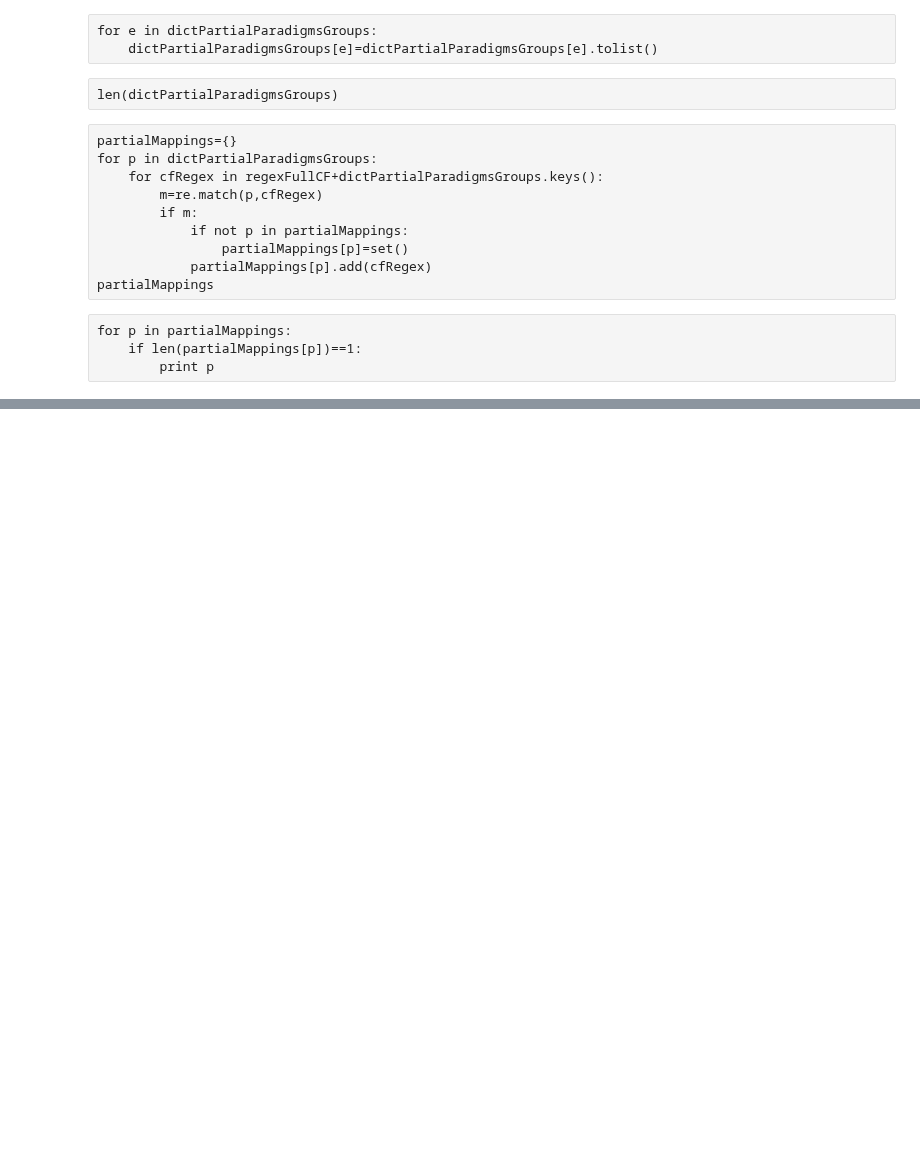
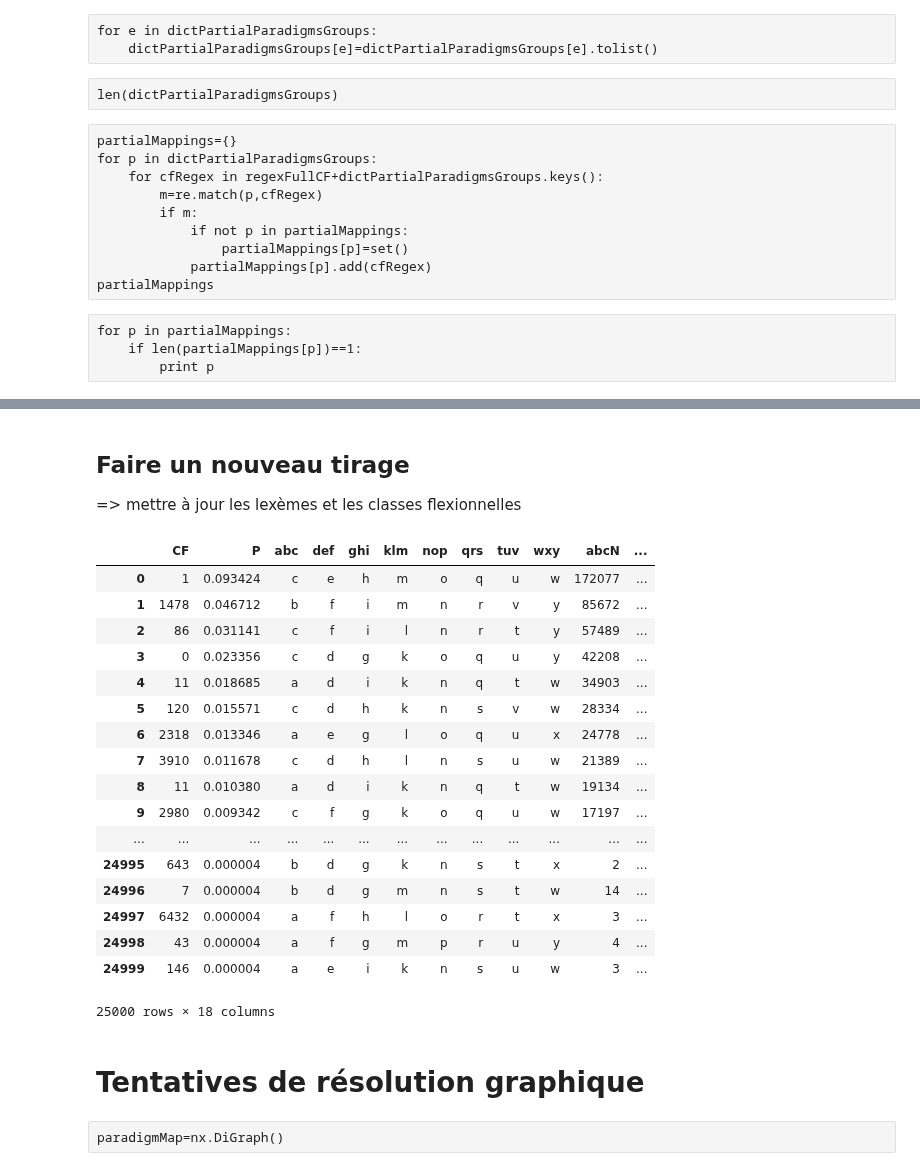
Before and after one commit to gboye/SWIM, a Jupyter notebook: PseudoLanguages/PseudoLexique-CroisementCF-RegEx.ipynb, the cells around one changed output, grey strips where cells are left out. Cells and saved outputs as stored; diff of their text form; code cells hidden in the pictures; blank space fills up the shorter version.

```diff
--- a/PseudoLanguages/PseudoLexique-CroisementCF-RegEx.ipynb
+++ b/PseudoLanguages/PseudoLexique-CroisementCF-RegEx.ipynb
@@ -374,0 +480,8 @@ nx.write_gexf(paradigmMap, "paradigmMap.gexf")
+# %%
+newParadigmsCount={}
+for t in top2Paradigms:
+    newParadigmsCount[t]=sum([c for r,c in top2Paradigms[t]])
+dfNewParadigms=pd.DataFrame.from_dict(newParadigmsCount,orient="index")
+dfNewParadigms.columns=dfNewParadigms.columns.astype(str)
+dfNewParadigms.columns=["effectif"]
+dfNewParadigms.sort_values("effectif",ascending=False)
@@ -374,0 +507,56 @@ nx.write_gexf(paradigmMap, "paradigmMap.gexf")
+# %%
+newLexs=tiragesReduits.index.tolist()
+newDistLexs=[v for k,v in probElements(tiragesReduits["Freq"].to_dict()).iteritems()]
+#newDistLexs
+# %%
+newLexTirs={}
+newListeTirs=np.random.choice(newLexs,nbTokens,replace=True,p=newDistLexs)
+for t in newListeTirs:
+    if not t in newLexTirs:
+        newLexTirs[t]=0
+    newLexTirs[t]+=1
+# %% [markdown]
+## Faire un nouveau tirage
+
+=> mettre à jour les lexèmes et les classes flexionnelles
+# %%
+newTirages=pd.concat([lexemes, tiragesColonnes], axis=1, sort=False)
+for l in newLexTirs:
+    lMarksFreq=probElements(tiragesReduits.loc[l,marksN].to_dict())
+    lDistMarks=[lMarksFreq[m] for m in sorted(lMarksFreq.keys())]
+
+    newCellTirs={}
+    listeCases=np.random.choice(marksN,newLexTirs[l],replace=True,p=lDistMarks)
+    for c in listeCases:
+        if not c in newCellTirs:
+            newCellTirs[c]=0
+        newCellTirs[c]+=1
+    if len(newCellTirs)==8 and debug:
+        print l,tirages.loc[l,"CF"], newCellTirs
+    for c in newCellTirs:
+        newTirages.loc[l,c]=newCellTirs[c]
+# %%
+newTirages
+# %% [output]
+|  | CF | P | abc | def | ghi | klm | nop | qrs | tuv | wxy | abcN | ... |
+| 0 | 1 | 0.093424 | c | e | h | m | o | q | u | w | 172077 | ... |
+| 1 | 1478 | 0.046712 | b | f | i | m | n | r | v | y | 85672 | ... |
+| 2 | 86 | 0.031141 | c | f | i | l | n | r | t | y | 57489 | ... |
+| 3 | 0 | 0.023356 | c | d | g | k | o | q | u | y | 42208 | ... |
+| 4 | 11 | 0.018685 | a | d | i | k | n | q | t | w | 34903 | ... |
+| 5 | 120 | 0.015571 | c | d | h | k | n | s | v | w | 28334 | ... |
+| 6 | 2318 | 0.013346 | a | e | g | l | o | q | u | x | 24778 | ... |
+| 7 | 3910 | 0.011678 | c | d | h | l | n | s | u | w | 21389 | ... |
+| 8 | 11 | 0.010380 | a | d | i | k | n | q | t | w | 19134 | ... |
+| 9 | 2980 | 0.009342 | c | f | g | k | o | q | u | w | 17197 | ... |
+| ... | ... | ... | ... | ... | ... | ... | ... | ... | ... | ... | ... | ... |
+| 24995 | 643 | 0.000004 | b | d | g | k | n | s | t | x | 2 | ... |
+| 24996 | 7 | 0.000004 | b | d | g | m | n | s | t | w | 14 | ... |
+| 24997 | 6432 | 0.000004 | a | f | h | l | o | r | t | x | 3 | ... |
+| 24998 | 43 | 0.000004 | a | f | g | m | p | r | u | y | 4 | ... |
+| 24999 | 146 | 0.000004 | a | e | i | k | n | s | u | w | 3 | ... |
+25000 rows × 18 columns
+# %% [markdown]
+# Tentatives de résolution graphique
+# %% [raw]
+paradigmMap=nx.DiGraph()
```
Also changed, not shown: parts of 49 cells of this notebook, 7 other files.
